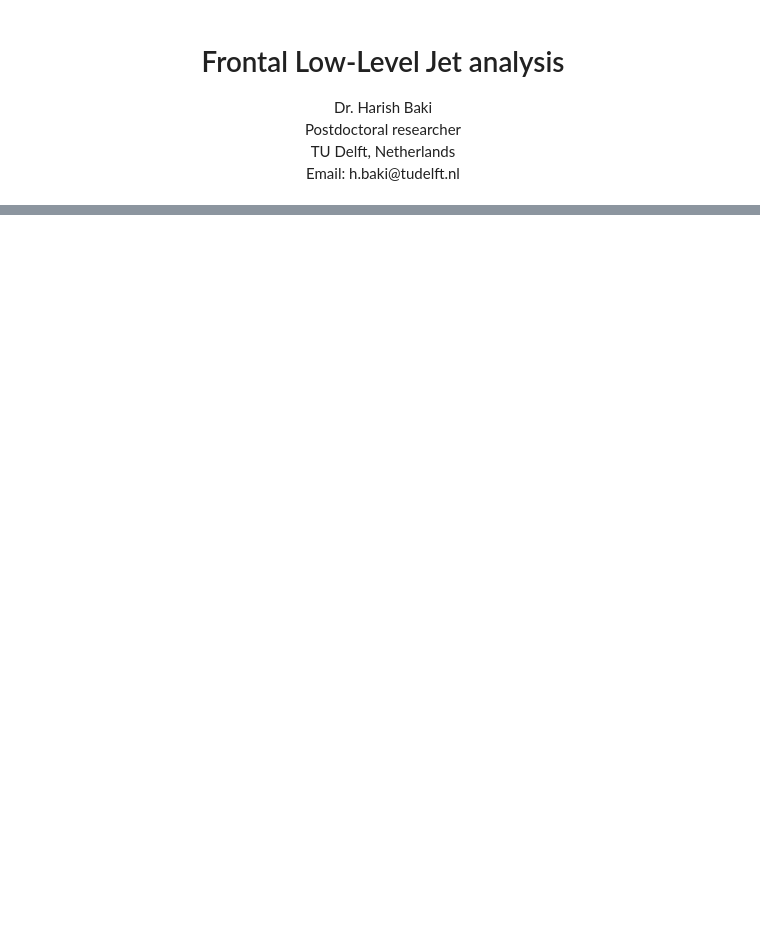
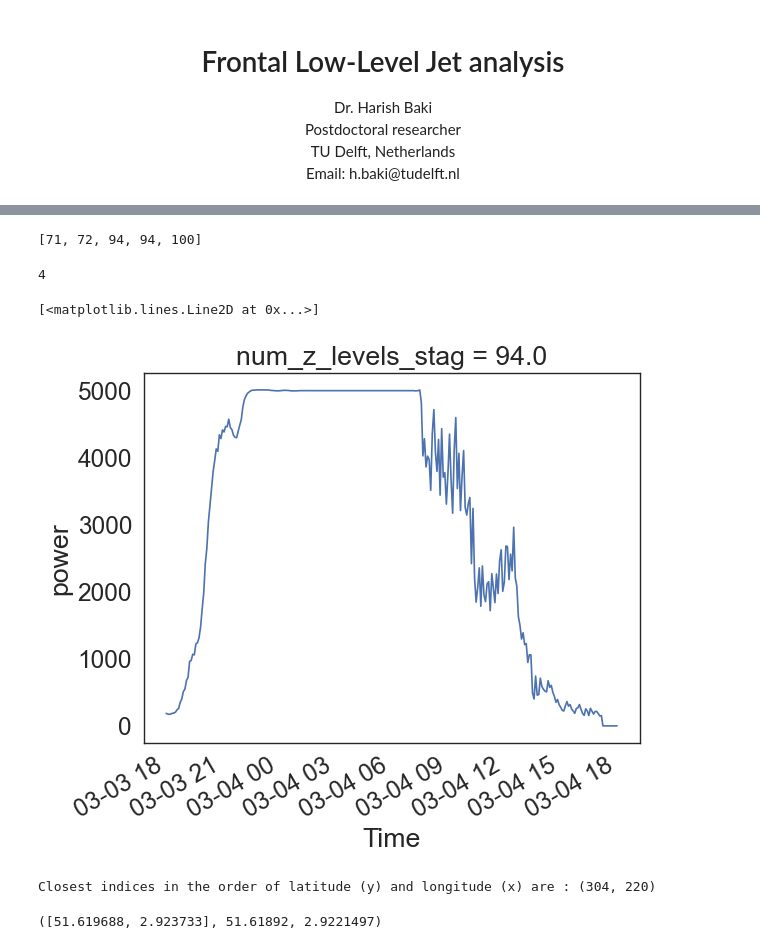
Before and after one commit to HarishBaki/EU_SCORES_project, a Jupyter notebook: WRFV4.4/FLLJ/scripts/test.ipynb, the cells around one changed output, grey strips where cells are left out. Saved outputs shown, nothing was run; the diff lists cells and outputs as text; code cells hidden in the pictures; blank space fills up the shorter version.

```diff
--- a/WRFV4.4/FLLJ/scripts/test.ipynb
+++ b/WRFV4.4/FLLJ/scripts/test.ipynb
@@ -100,0 +124,3 @@ XLAT = ds.XLAT[0,...].values
+# %%
+files = [glob.glob(f'{root_dir}/{case_dir}/{run_dir}/.cache/{i}.nc')[0] for i in range(len(turbine_lats))]
+ds = xr.open_mfdataset(files, combine='nested',concat_dim='turbine', parallel=True)
@@ -100,0 +148,24 @@ XLAT = ds.XLAT[0,...].values
+# %%
+hub_heights
+# %% [output]
+[71, 72, 94, 94, 100]
+# %%
+turbine_types[90]
+# %% [output]
+4
+# %%
+ds.power.sel(turbine=99).plot()
+# %% [output]
+[<matplotlib.lines.Line2D at 0x...>]
+[figure, added]
+# %%
+j = 0
+location = [turbine_lats[j],turbine_lons[j]]
+power_curve = power_curves[turbine_types[j]-1]
+levels = hub_heights[turbine_types[j]-1]
+ind_y,ind_x = find_nearest_indice(XLAT, XLONG, location[0],location[1])
+ind_y,ind_x
+location, XLAT[ind_y,ind_x], XLONG[ind_y,ind_x]
+# %% [output]
+Closest indices in the order of latitude (y) and longitude (x) are : (304, 220)
+([51.619688, 2.923733], 51.61892, 2.9221497)
```
Also changed, not shown: parts of 8 cells of this notebook, 17 other files.
